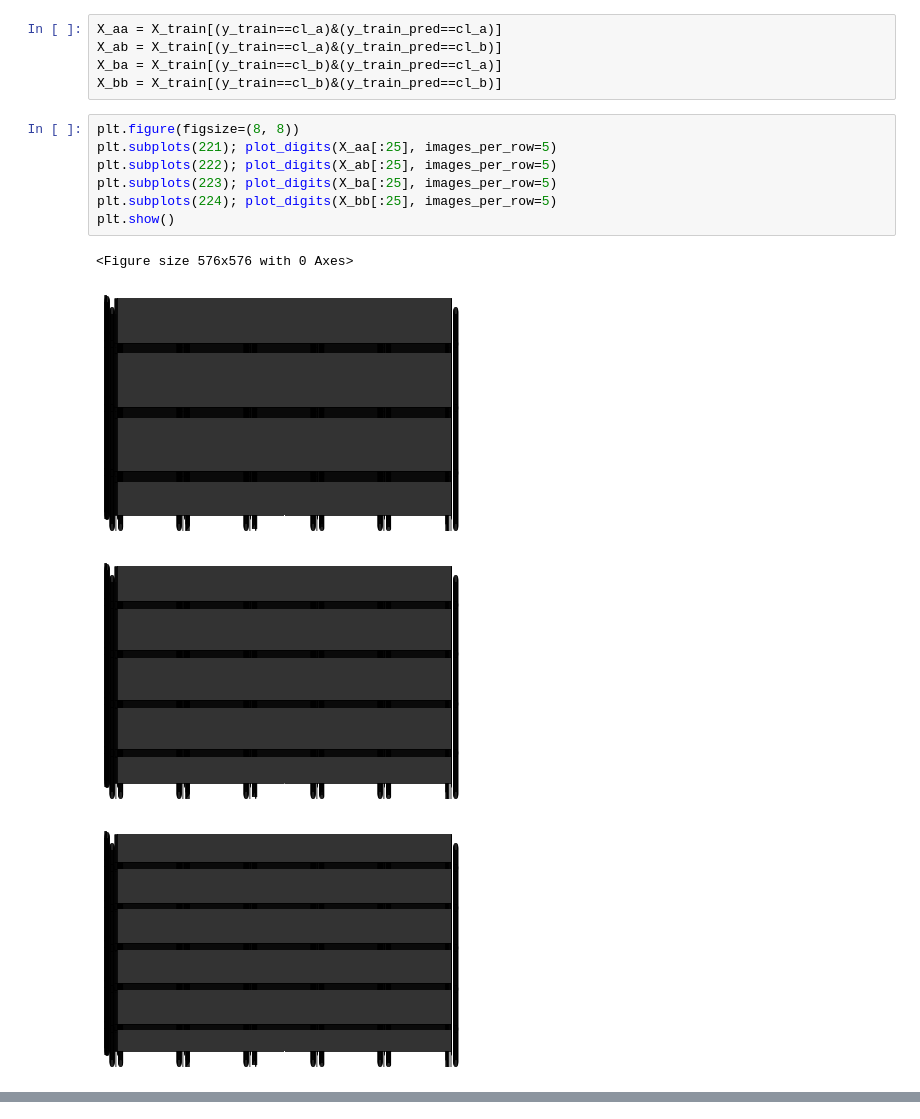
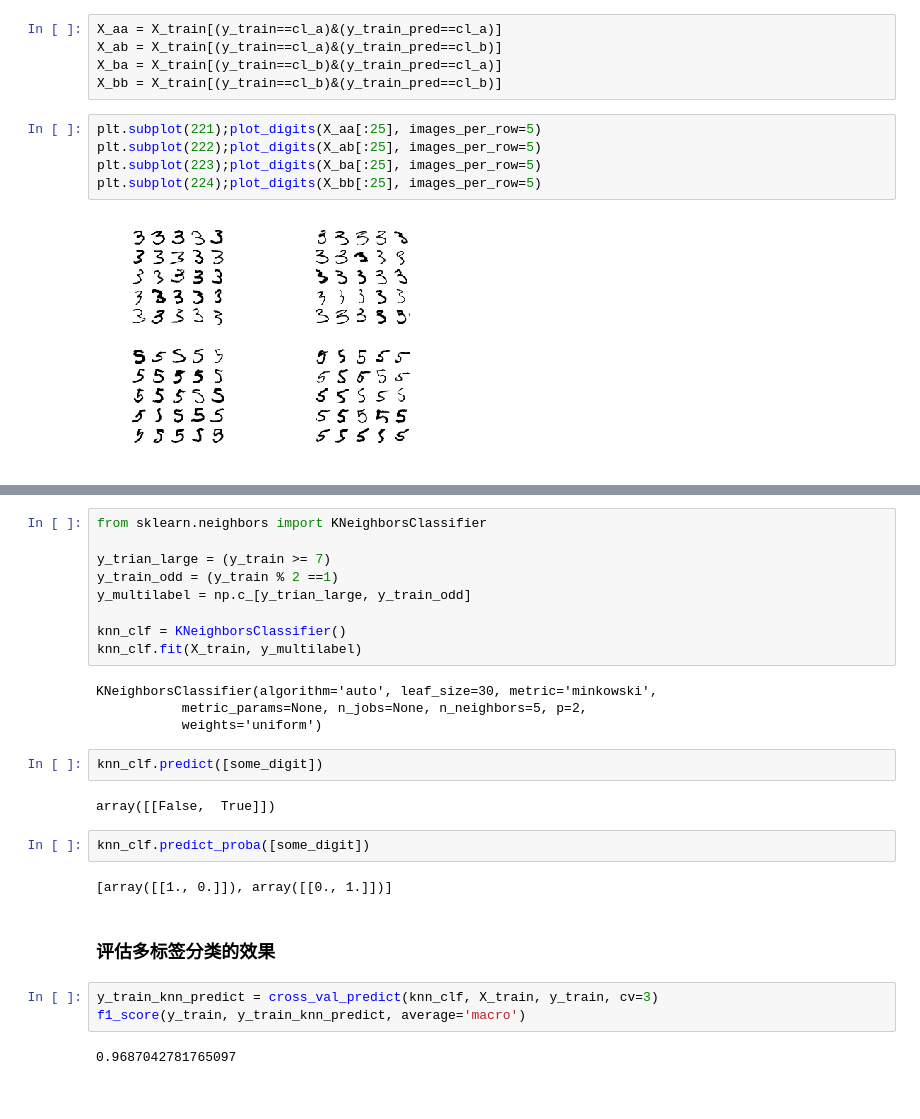
Before and after one commit to yuewensong/handson-ml, a Jupyter notebook: 20210103chapter3.ipynb, the cells around one changed output, grey strips where cells are left out. Saved outputs shown, nothing was run; the diff lists cells and outputs as text.

```diff
--- a/20210103chapter3.ipynb
+++ b/20210103chapter3.ipynb
@@ -413,14 +413,9 @@ X_ab = X_train[(y_train==cl_a)&(y_train_pred==cl_b)]
 X_ba = X_train[(y_train==cl_b)&(y_train_pred==cl_a)]
 X_bb = X_train[(y_train==cl_b)&(y_train_pred==cl_b)]
 # %%
-plt.figure(figsize=(8, 8))
-plt.subplots(221); plot_digits(X_aa[:25], images_per_row=5)
-plt.subplots(222); plot_digits(X_ab[:25], images_per_row=5)
-plt.subplots(223); plot_digits(X_ba[:25], images_per_row=5)
-plt.subplots(224); plot_digits(X_bb[:25], images_per_row=5)
-plt.show()
+plt.subplot(221);plot_digits(X_aa[:25], images_per_row=5)
+plt.subplot(222);plot_digits(X_ab[:25], images_per_row=5)
+plt.subplot(223);plot_digits(X_ba[:25], images_per_row=5)
+plt.subplot(224);plot_digits(X_bb[:25], images_per_row=5)
 # %% [output]
-<Figure size 576x576 with 0 Axes>
-[figure, old version]
+[figure, new version]
-[figure, removed]
-[figure, removed]
@@ -427,0 +422,28 @@ plt.show()
+# %%
+from sklearn.neighbors import KNeighborsClassifier
+
+y_trian_large = (y_train >= 7)
+y_train_odd = (y_train % 2 ==1)
+y_multilabel = np.c_[y_trian_large, y_train_odd]
+
+knn_clf = KNeighborsClassifier()
+knn_clf.fit(X_train, y_multilabel)
+# %% [output]
+KNeighborsClassifier(algorithm='auto', leaf_size=30, metric='minkowski',
+           metric_params=None, n_jobs=None, n_neighbors=5, p=2,
+           weights='uniform')
+# %%
+knn_clf.predict([some_digit])
+# %% [output]
+array([[False,  True]])
+# %%
+knn_clf.predict_proba([some_digit])
+# %% [output]
+[array([[1., 0.]]), array([[0., 1.]])]
+# %% [markdown]
+### 评估多标签分类的效果
+# %%
+y_train_knn_predict = cross_val_predict(knn_clf, X_train, y_train, cv=3)
+f1_score(y_train, y_train_knn_predict, average='macro')
+# %% [output]
+0.9687042781765097
```
Also changed, not shown: parts of 42 cells of this notebook, 1 other file.
